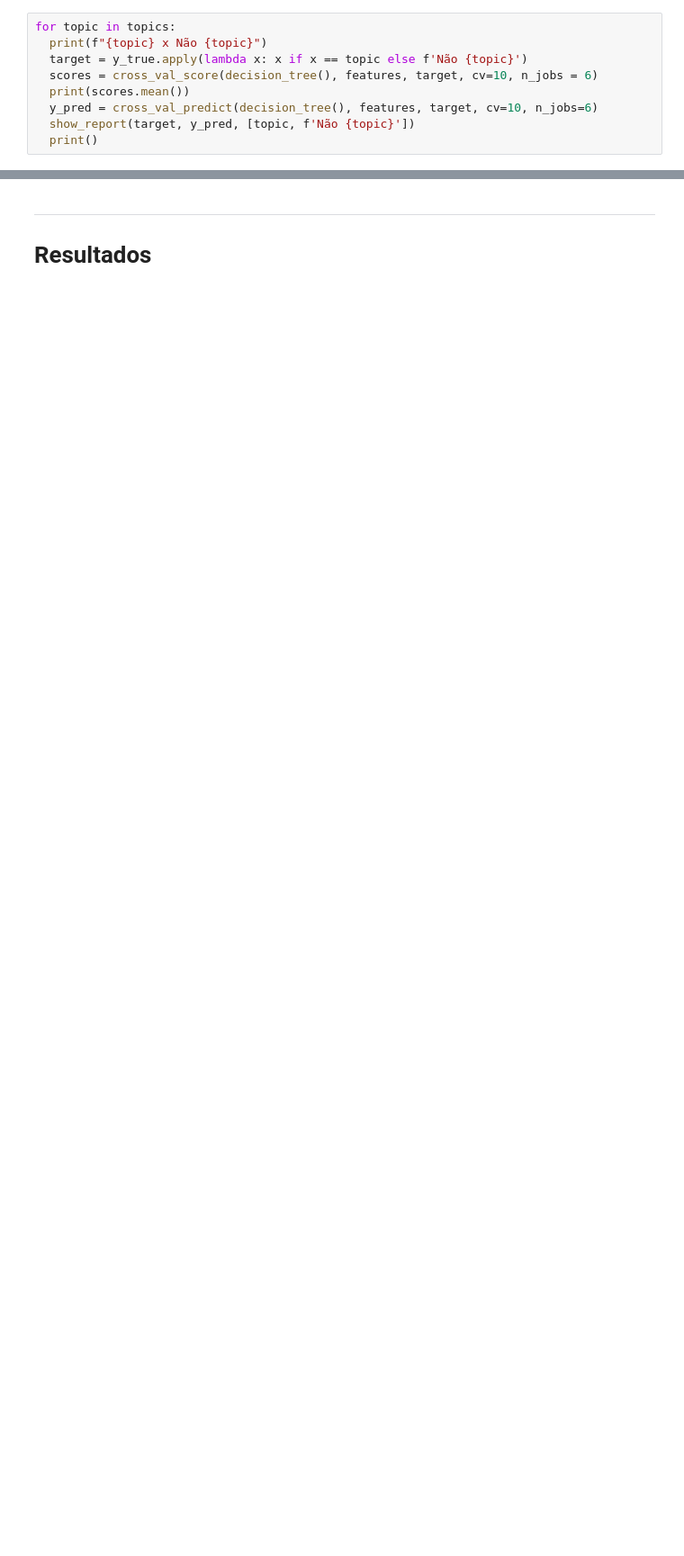
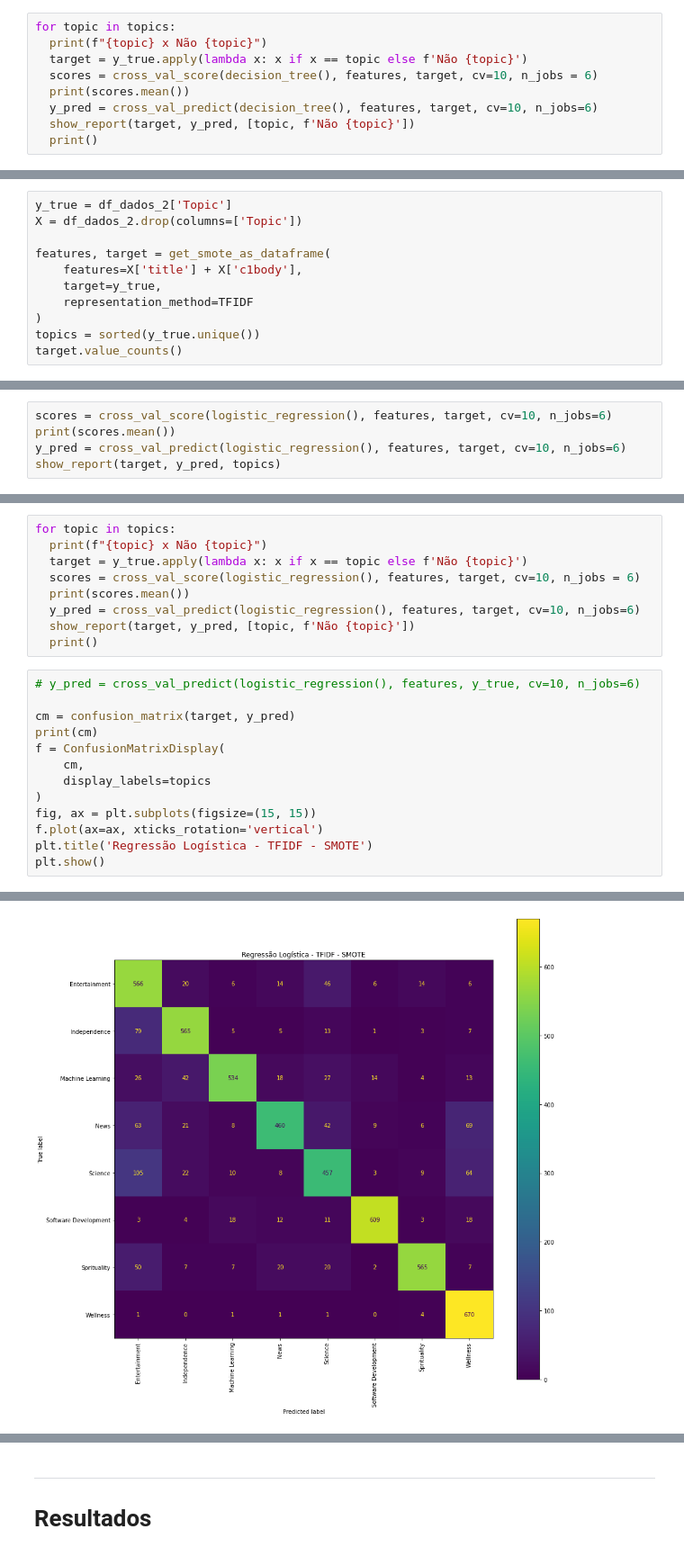
Before and after one commit to PauloUbirajara/News-Classifier, a Jupyter notebook: Atividade_Carlos.ipynb, the cells around one changed output, grey strips where cells are left out. Shown: that part at 90% size. Saved outputs shown, nothing was run; the diff lists cells and outputs as text; blank space fills up the shorter version.

```diff
--- a/Atividade_Carlos.ipynb
+++ b/Atividade_Carlos.ipynb
@@ -331,0 +511,11 @@ plt.show()
+# %%
+y_true = df_dados_2['Topic']
+X = df_dados_2.drop(columns=['Topic'])
+
+features, target = get_smote_as_dataframe(
+	features=X['title'] + X['c1body'],
+	target=y_true,
+	representation_method=TFIDF
+)
+topics = sorted(y_true.unique())
+target.value_counts()
@@ -331,0 +533,5 @@ plt.show()
+# %%
+scores = cross_val_score(logistic_regression(), features, target, cv=10, n_jobs=6)
+print(scores.mean())
+y_pred = cross_val_predict(logistic_regression(), features, target, cv=10, n_jobs=6)
+show_report(target, y_pred, topics)
@@ -331,0 +554,23 @@ plt.show()
+# %%
+for topic in topics:
+  print(f"{topic} x Não {topic}")
+  target = y_true.apply(lambda x: x if x == topic else f'Não {topic}')
+  scores = cross_val_score(logistic_regression(), features, target, cv=10, n_jobs = 6)
+  print(scores.mean())
+  y_pred = cross_val_predict(logistic_regression(), features, target, cv=10, n_jobs=6)
+  show_report(target, y_pred, [topic, f'Não {topic}'])
+  print()
+# %%
+# y_pred = cross_val_predict(logistic_regression(), features, y_true, cv=10, n_jobs=6)
+
+cm = confusion_matrix(target, y_pred)
+print(cm)
+f = ConfusionMatrixDisplay(
+	cm,
+	display_labels=topics
+)
+fig, ax = plt.subplots(figsize=(15, 15))
+f.plot(ax=ax, xticks_rotation='vertical')
+plt.title('Regressão Logística - TFIDF - SMOTE')
+plt.show()
+# %% [output]
@@ -331,0 +585 @@ plt.show()
+[figure, added]
```
Also changed, not shown: parts of 67 cells of this notebook.
